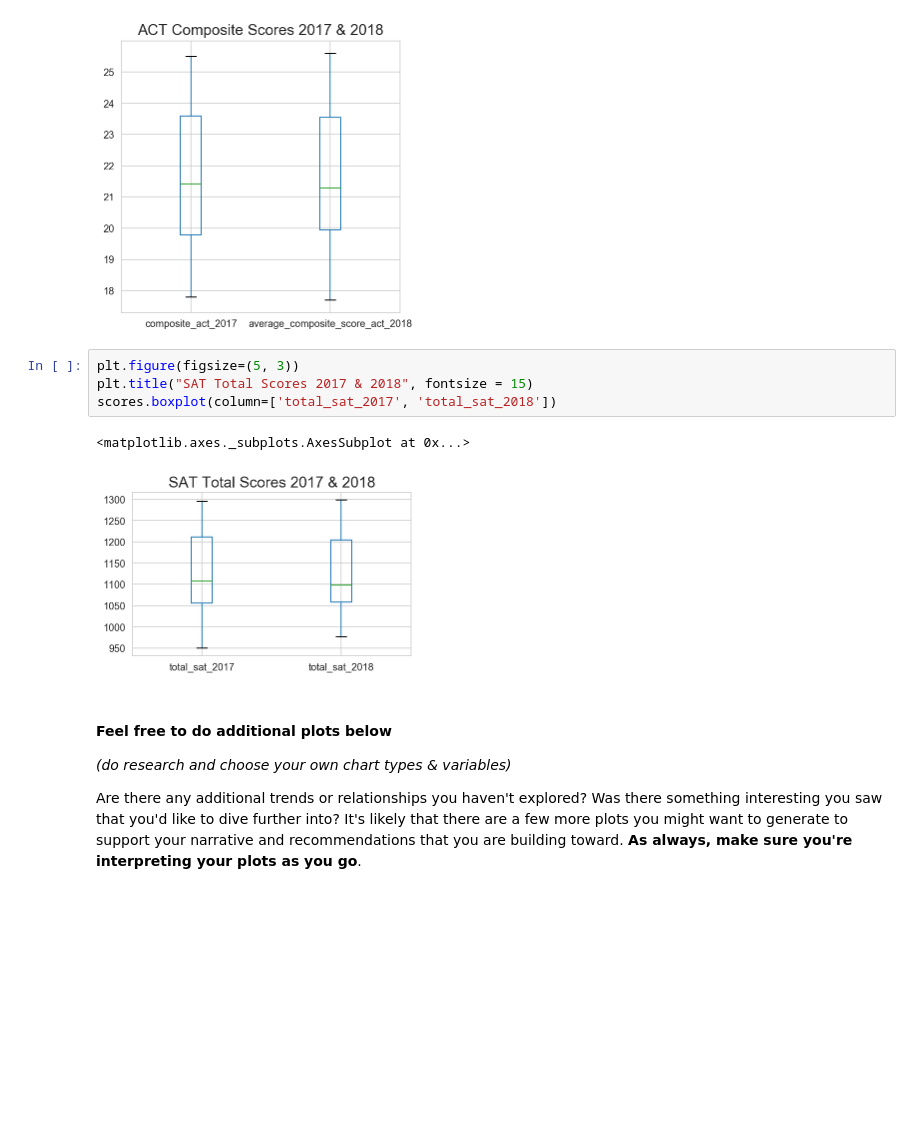
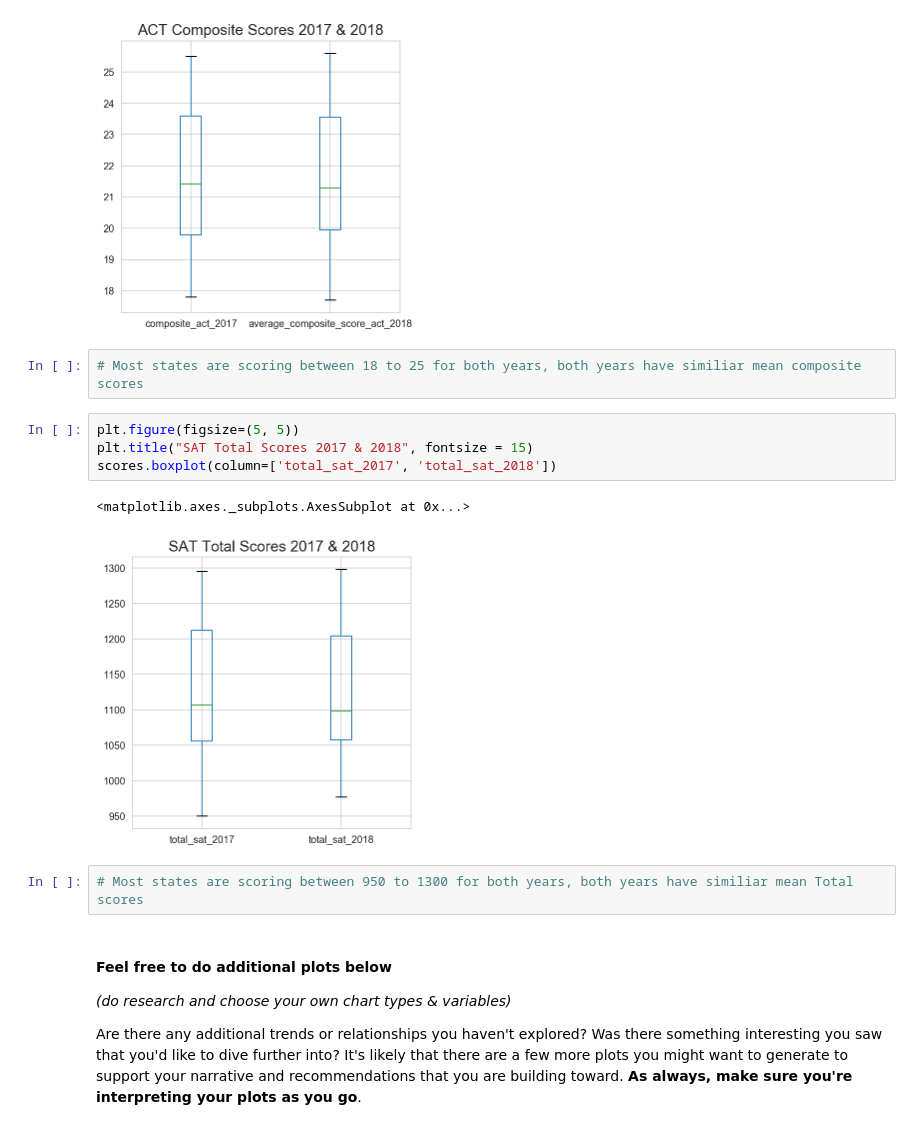
Before and after one commit to shaunkse/Projects, a Jupyter notebook: Project1/code/starter-code.ipynb, the cells around one changed output. Cells and saved outputs as stored; diff of their text form; blank space fills up the shorter version.

```diff
--- a/Project1/code/starter-code.ipynb
+++ b/Project1/code/starter-code.ipynb
@@ -1395,13 +1329,17 @@ scores.boxplot(column=['composite_act_2017', 'average_composite_score_act_2018']
 # %% [output]
 <matplotlib.axes._subplots.AxesSubplot at 0x...>
 [figure]
+# %%
+# Most states are scoring between 18 to 25 for both years, both years have similiar mean composite scores
 # %%
-plt.figure(figsize=(5, 3))
+plt.figure(figsize=(5, 5))
 plt.title("SAT Total Scores 2017 & 2018", fontsize = 15)
 scores.boxplot(column=['total_sat_2017', 'total_sat_2018'])
 # %% [output]
 <matplotlib.axes._subplots.AxesSubplot at 0x...>
-[figure, old version]
+[figure, new version]
+# %%
+# Most states are scoring between 950 to 1300 for both years, both years have similiar mean Total scores
 # %% [markdown]
 #### Feel free to do additional plots below
 *(do research and choose your own chart types & variables)*
```
Also changed, not shown: parts of 30 cells of this notebook.
